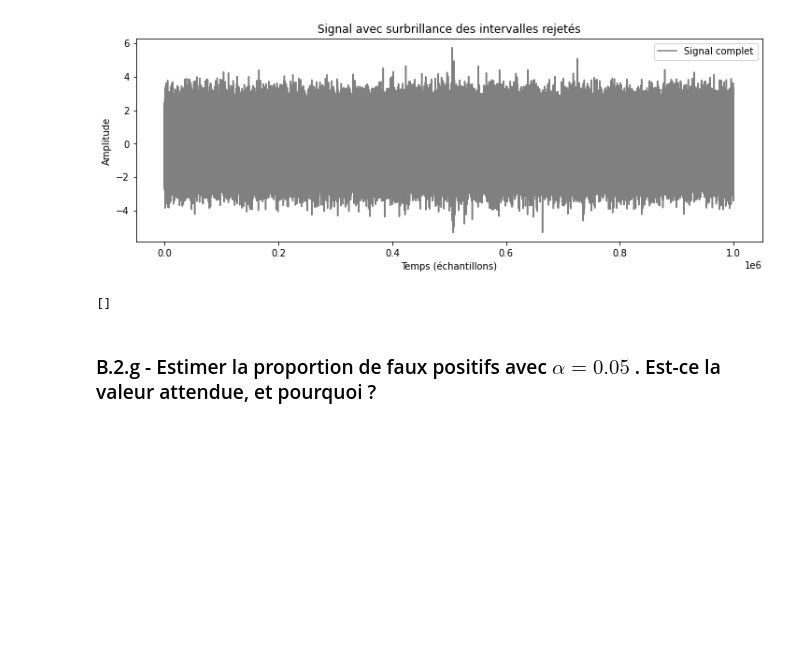
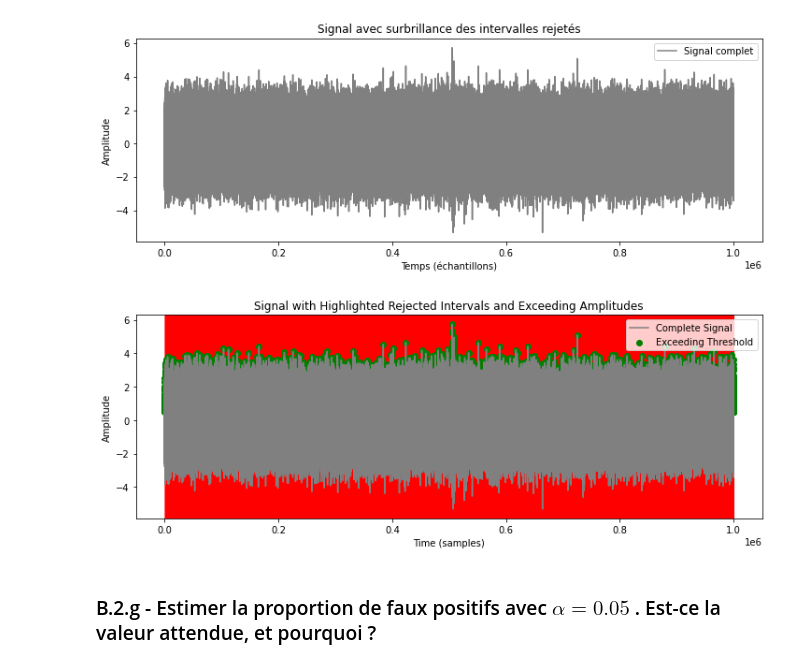
Before and after one commit to shahaf38/Stats-Tests_Hypotheses, a Jupyter notebook: Stats-Tests_Hypotheses.ipynb, the cells around one changed output. Cells and saved outputs as stored; diff of their text form; code cells hidden in the pictures; blank space fills up the shorter version.

Commit message:
Plot the signal with different colors for rejected intervals and exceeding amplitudes

```diff
--- a/Stats-Tests_Hypotheses.ipynb
+++ b/Stats-Tests_Hypotheses.ipynb
@@ -1023,10 +1023,65 @@ plt.legend()
 plt.show()
 # %% [output]
 [figure]
-# %%
-rejected_intervals
-# %% [output]
-[]
+# %%
+import numpy as np
+import matplotlib.pyplot as plt
+from scipy.stats import binom_test
+
+# Assume you have son_data defined somewhere in your code
+# son_data = ...
+
+# Parameters of the test
+n = 100      # Number of measurements per interval
+p = 0.01     # Probability under H0
+alpha = 0.000001  # Significance threshold
+
+# Threshold for amplitudes
+a_1 = 0.5  # You can adjust this threshold according to your requirements
+
+# Create an array to store the results of the test for each interval
+rejected_intervals = []
+
+# Create an array to store amplitudes exceeding the threshold in rejected intervals
+exceeding_amplitudes = []
+
+# Iterate through intervals of 100 measurements
+for i in range(0, len(son_data) - n, n):
+    # Extract the interval of data
+    interval_data = son_data[i:i + n]
+
+    # Count the number of successes in the interval (adjust as needed)
+    observed_successes = np.sum(interval_data > a_1)
+
+    # Perform the binomial test
+    p_value = binom_test(observed_successes, n, p)
+
+    # Check if the null hypothesis H0 is rejected
+    if p_value < alpha:
+        rejected_intervals.append((i, i + n))
+
+        # Find amplitudes exceeding the threshold in the rejected interval
+        exceeding_amplitudes.extend([(j, son_data[j]) for j in range(i, i + n) if son_data[j] > a_1])
+
+# Plot the signal with different colors for rejected intervals and exceeding amplitudes
+plt.figure(figsize=(12, 4))
+plt.plot(son_data, color='gray', label='Complete Signal')
+
+# Highlight rejected intervals in red
+for interval in rejected_intervals:
+    plt.axvspan(interval[0], interval[1], color='red', alpha=0.3)
+
+# Plot amplitudes exceeding the threshold in green
+exceeding_amplitudes = np.array(exceeding_amplitudes)
+plt.scatter(exceeding_amplitudes[:, 0], exceeding_amplitudes[:, 1], color='green', label='Exceeding Threshold')
+
+plt.title('Signal with Highlighted Rejected Intervals and Exceeding Amplitudes')
+plt.xlabel('Time (samples)')
+plt.ylabel('Amplitude')
+plt.legend()
+plt.show()
+# %% [output]
+[figure, added]
 # %% [markdown]
 ### B.2.g - Estimer la proportion de faux positifs avec $\alpha = 0.05$ . Est-ce la valeur attendue, et pourquoi ?
 # %% [markdown]
```
Also changed, not shown: parts of 8 cells of this notebook.
